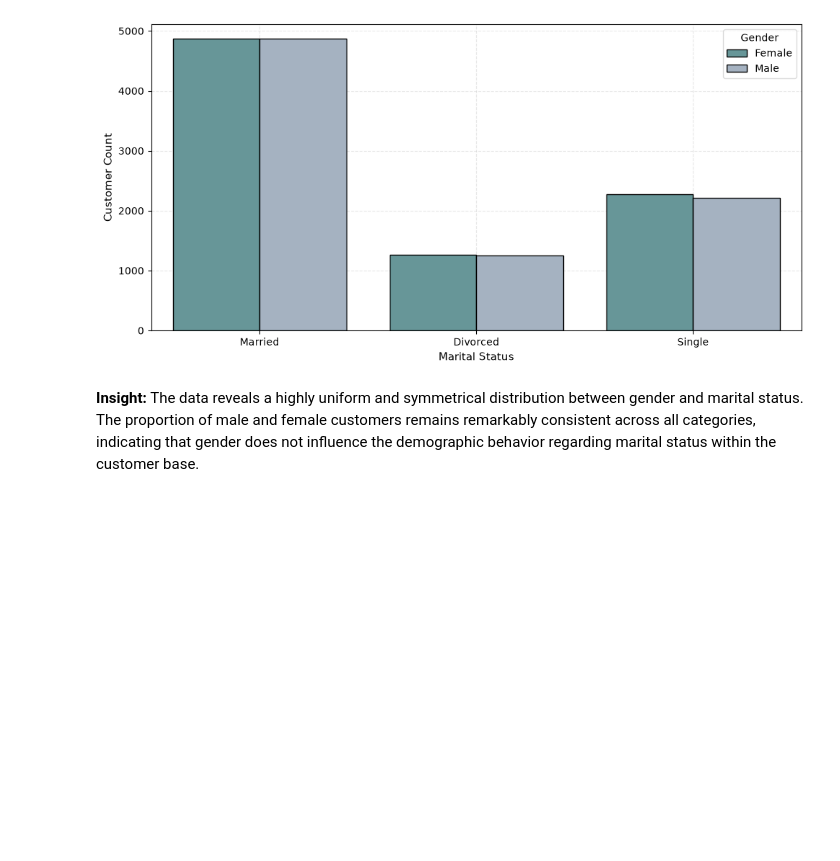
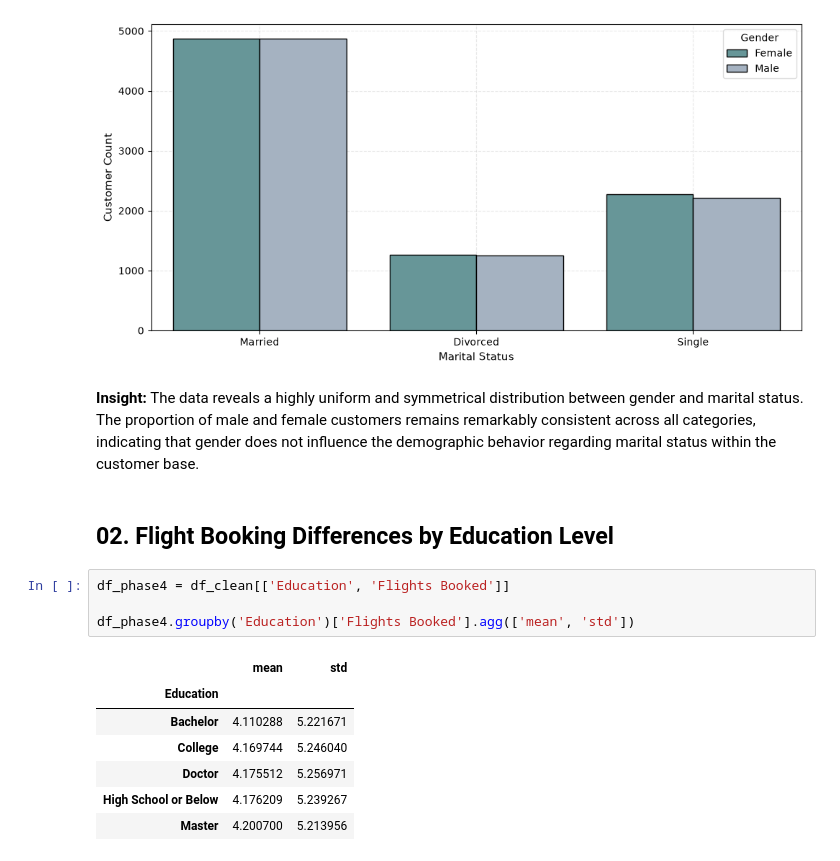
Before and after one commit to Adalab/bda-modulo-3-evaluacion-final-MATC-90, a Jupyter notebook: src/notebooks/03_Visualisation_and_Flight_Booking_Differences_by_Education_Level.ipynb, the cells around one changed output. Cells and saved outputs as stored; diff of their text form; blank space fills up the shorter version.

```diff
--- a/src/notebooks/03_Visualisation_and_Flight_Booking_Differences_by_Education_Level.ipynb
+++ b/src/notebooks/03_Visualisation_and_Flight_Booking_Differences_by_Education_Level.ipynb
@@ -197,3 +209,17 @@ plt.tight_layout()
 [figure]
 # %% [markdown]
 **Insight:** The data reveals a highly uniform and symmetrical distribution between gender and marital status. The proportion of male and female customers remains remarkably consistent across all categories, indicating that gender does not influence the demographic behavior regarding marital status within the customer base.
+# %% [markdown]
+## 02. Flight Booking Differences by Education Level
+# %%
+df_phase4 = df_clean[['Education', 'Flights Booked']]
+
+df_phase4.groupby('Education')['Flights Booked'].agg(['mean', 'std'])
+# %% [output]
+|  | mean | std |
+| Education |  |  |
+| Bachelor | 4.110288 | 5.221671 |
+| College | 4.169744 | 5.246040 |
+| Doctor | 4.175512 | 5.256971 |
+| High School or Below | 4.176209 | 5.239267 |
+| Master | 4.200700 | 5.213956 |
```
Also changed, not shown: parts of 10 cells of this notebook, 13 other files.
